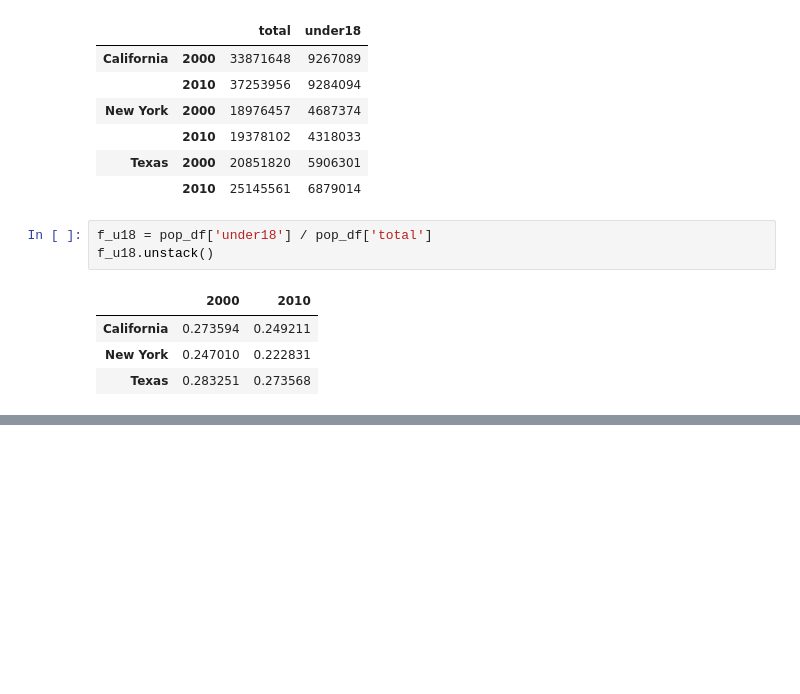
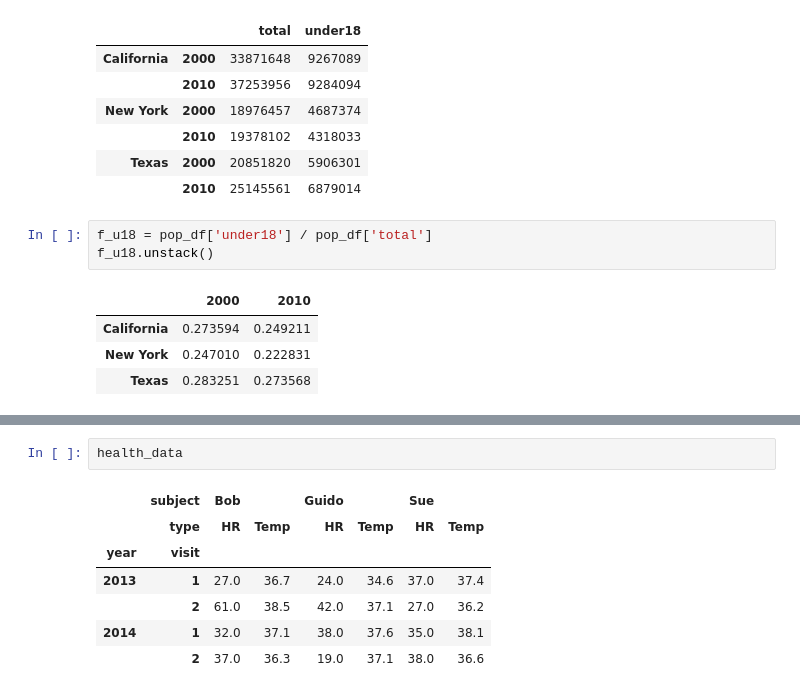
Before and after one commit to grehujt/SmallPythonProjects, a Jupyter notebook: jupyterNotebooks/tutorials/pandas.ipynb, the cells around one changed output, grey strips where cells are left out. Cells and saved outputs as stored; diff of their text form; blank space fills up the shorter version.

```diff
--- a/jupyterNotebooks/tutorials/pandas.ipynb
+++ b/jupyterNotebooks/tutorials/pandas.ipynb
@@ -790,0 +937,10 @@ f_u18.unstack()
+# %%
+health_data
+# %% [output]
+|  | subject | Bob |  | Guido |  | Sue |  |
+|  | type | HR | Temp | HR | Temp | HR | Temp |
+| year | visit |  |  |  |  |  |  |
+| 2013 | 1 | 27.0 | 36.7 | 24.0 | 34.6 | 37.0 | 37.4 |
+|  | 2 | 61.0 | 38.5 | 42.0 | 37.1 | 27.0 | 36.2 |
+| 2014 | 1 | 32.0 | 37.1 | 38.0 | 37.6 | 35.0 | 38.1 |
+|  | 2 | 37.0 | 36.3 | 19.0 | 37.1 | 38.0 | 36.6 |
```
Also changed, not shown: parts of 34 cells of this notebook.
